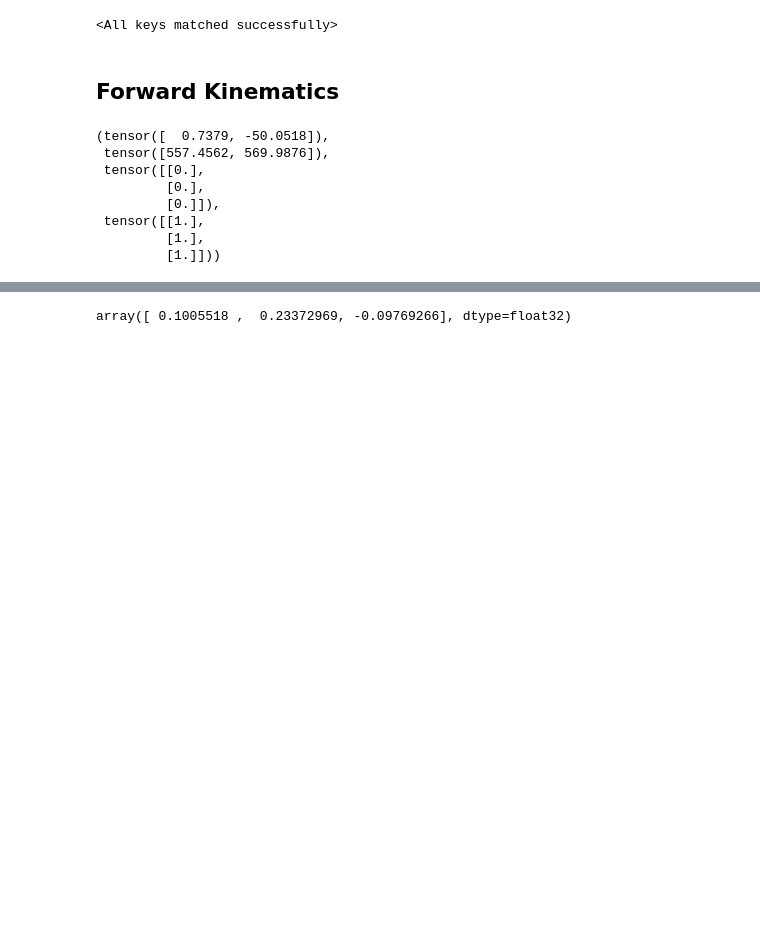
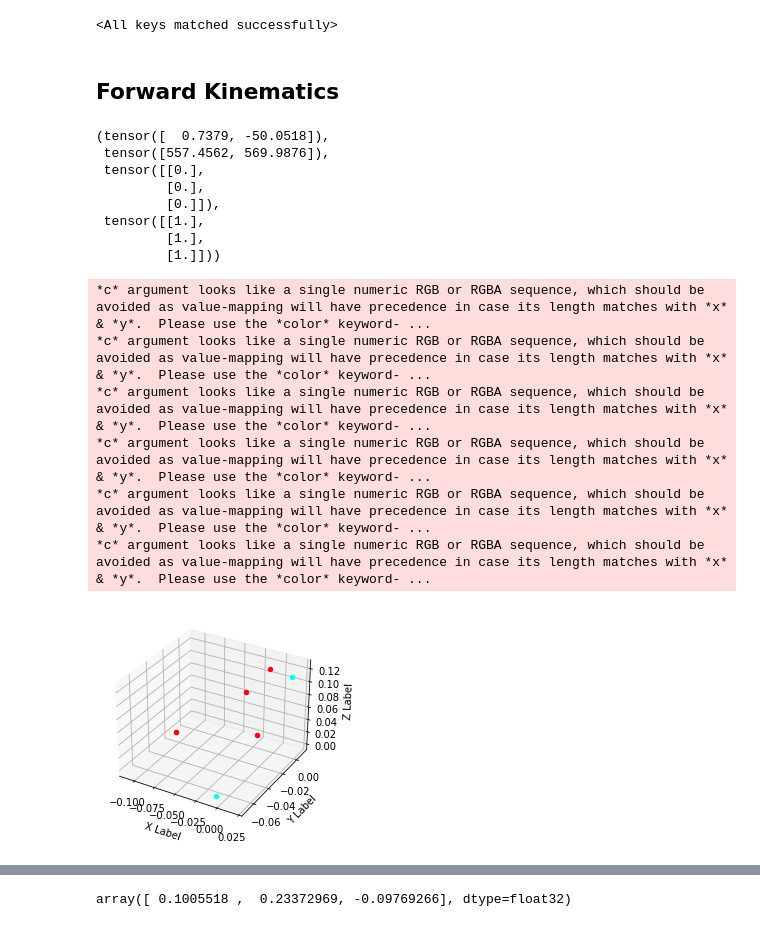
Before and after one commit to terry97-guel/KINN, a Jupyter notebook: code/control/fk_check.ipynb, the cells around one changed output, grey strips where cells are left out. Cells and saved outputs as stored; diff of their text form; code cells hidden in the pictures; blank space fills up the shorter version.

```diff
--- a/code/control/fk_check.ipynb
+++ b/code/control/fk_check.ipynb
@@ -92,6 +92,46 @@ model.motor_mean, model.motor_std, model.position_mean, model.position_std
  tensor([[1.],
          [1.],
          [1.]]))
+# %%
+from matplotlib import pyplot as plt
+def get_cmap(n, name='hsv'):
+    '''Returns a function that maps each index in 0, 1, ..., n-1 to a distinct
+    RGB color; the keyword argument name must be a standard mpl colormap name.'''
+    return plt.cm.get_cmap(name, n)
+
+
+
+fig = plt.figure()
+ax = fig.add_subplot(projection='3d')
+
+length = 3
+start_point = random.randint(0, 1000)
+cmap = get_cmap(len(train_dataset.position[start_point:start_point+length]))
+
+for i, (pos,actuation) in enumerate(
+    zip(train_dataset.position[start_point:start_point+length],
+        train_dataset.motor_control[start_point:start_point+length])):
+
+
+    pos_ = pos[0,:,0]
+    ax.scatter(pos_[0], pos_[1], pos_[2], c=cmap(i))
+
+    actuation = actuation/10_000
+    ax.scatter(actuation[0], actuation[1], 0, c=cmap(i))
+
+    ax.set_xlabel('X Label')
+    ax.set_ylabel('Y Label')
+    ax.set_zlabel('Z Label')
+
+plt.show()
+# %% [output]
+*c* argument looks like a single numeric RGB or RGBA sequence, which should be avoided as value-mapping will have precedence in case its length matches with *x* & *y*.  Please use the *color* keyword- ...
+*c* argument looks like a single numeric RGB or RGBA sequence, which should be avoided as value-mapping will have precedence in case its length matches with *x* & *y*.  Please use the *color* keyword- ...
+*c* argument looks like a single numeric RGB or RGBA sequence, which should be avoided as value-mapping will have precedence in case its length matches with *x* & *y*.  Please use the *color* keyword- ...
+*c* argument looks like a single numeric RGB or RGBA sequence, which should be avoided as value-mapping will have precedence in case its length matches with *x* & *y*.  Please use the *color* keyword- ...
+*c* argument looks like a single numeric RGB or RGBA sequence, which should be avoided as value-mapping will have precedence in case its length matches with *x* & *y*.  Please use the *color* keyword- ...
+*c* argument looks like a single numeric RGB or RGBA sequence, which should be avoided as value-mapping will have precedence in case its length matches with *x* & *y*.  Please use the *color* keyword- ...
+[figure, added]
 # %%
 from matplotlib import pyplot as plt
 
```
Also changed, not shown: parts of 8 cells of this notebook, 4 other files.
